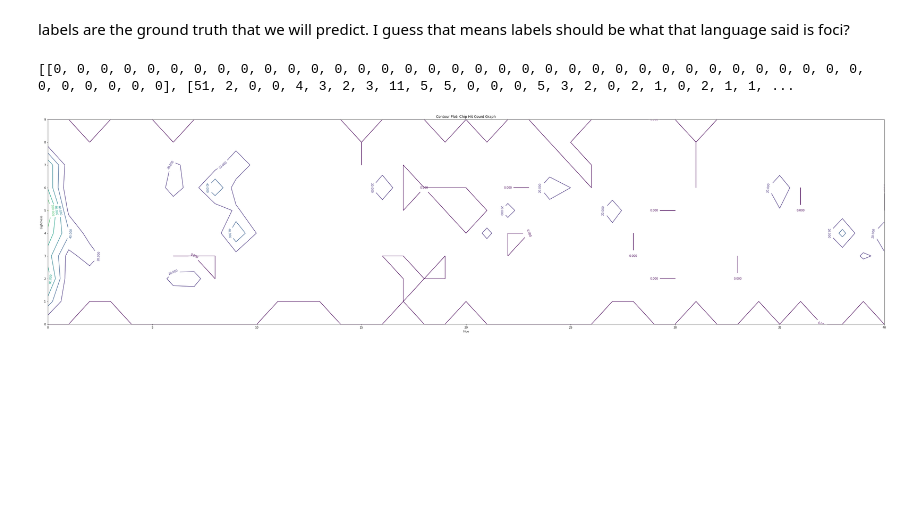
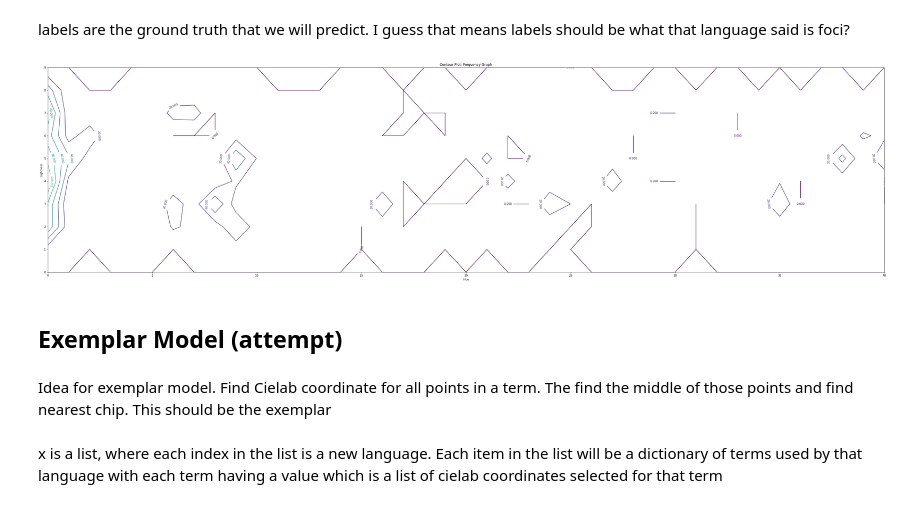
Before and after one commit to DanielVisca/COG260, a Jupyter notebook: wcs_data_notebook/Cleaner.ipynb, the cells around one changed output. Drawn from its saved outputs; the diff is of its cells as text; code cells hidden in the pictures; blank space fills up the shorter version.

Commit message:
Not perfect but a lot more to show on prototype

```diff
--- a/wcs_data_notebook/Cleaner.ipynb
+++ b/wcs_data_notebook/Cleaner.ipynb
@@ -64,6 +64,10 @@ def frequency_hit(f_map,x,y):
     return f_map
 
 def contour_plot(f_map):
+    """
+    Take a f_map as a matrix and plot it as a contour plot
+    """
+    f_map.reverse()
     x_size = range(0,41)
     y_size = range(0, 10)
     x, y = np.meshgrid(x_size, y_size)
@@ -71,7 +75,7 @@ def contour_plot(f_map):
     ax = fig.add_axes([1,1,1,1])
     cp = ax.contour(x, y, f_map)
     ax.clabel(cp, inline=True, fontsize=10)
-    ax.set_title('Contour Plot: Chip Hit Count Graph')
+    ax.set_title('Contour Plot: Frequency Graph')
     ax.set_xlabel('Hue')
     ax.set_ylabel('Lightness')
     return plt
@@ -240,10 +204,42 @@ def exemplar_model(data):
+# %%
+
+def prototype_f_map(data):
+    """
+    Data is what get_coords_per_term() returns... a list, where each index in the list is a new language.
+    each item in the list will be a dictionary of terms used by that language with each term having a
+    value which is a list of cielab coordinates selected for that term.
+
+    Creates and returns a frequency map that is populated with the nearest chips to the prototype of a colour
+    category/term marked as frequency hits.
+    """
+    # Initialize an empty frequency map
+    f_map = empty_frequency_map()
+
+    # for each language in the data
+    for i in range(len(data)):
+        term_dict = data[i]
+        # get the dictionary of all centroids for a term
+        centroid_dict = get_centroid(term_dict)
+        # For each centroid coordinate, find the closest cielab point from chips
+        for centroid in centroid_dict.values():
+            closest_point_index = find_nearest_example(centroid)
+            y , x = indexCoord[closest_point_index] # This is a hit x is index y letter
+            x = int(x)
+            frequency_hit(f_map,x,y)
+    return f_map
+
+def prototype_model(train, test):
+    """
+    train is a list of cielab coordinates
+    test in a cielab coordinate
+    label is whether this test coordinate is close to
+    the center
+    """
 # %%
 x = get_coords_per_term()
-f_map = exemplar_model(x)
+f_map = prototype_f_map(x)
 m = f_map_to_matrix(f_map)
-print(m)
 graph = contour_plot(m)
 graph.show()
 # %% [output]
-[[0, 0, 0, 0, 0, 0, 0, 0, 0, 0, 0, 0, 0, 0, 0, 0, 0, 0, 0, 0, 0, 0, 0, 0, 0, 0, 0, 0, 0, 0, 0, 0, 0, 0, 0, 0, 0, 0, 0, 0, 0], [51, 2, 0, 0, 4, 3, 2, 3, 11, 5, 5, 0, 0, 0, 5, 3, 2, 0, 2, 1, 0, 2, 1, 1, ...
-[figure, old version]
+[figure, new version]
@@ -251,0 +246,4 @@ graph.show()
+# %% [markdown]
+## Exemplar Model (attempt)
+# %% [markdown]
+Idea for exemplar model. Find Cielab coordinate for all points in a term. The find the middle of those points and find nearest chip. This should be the exemplar
@@ -251,0 +252,2 @@ graph.show()
+# %% [markdown]
+x is a list, where each index in the list is a new language. Each item in the list will be a dictionary of terms used by that language with each term having a value which is a list of cielab coordinates selected for that term
```
Also changed, not shown: parts of 14 cells of this notebook.
